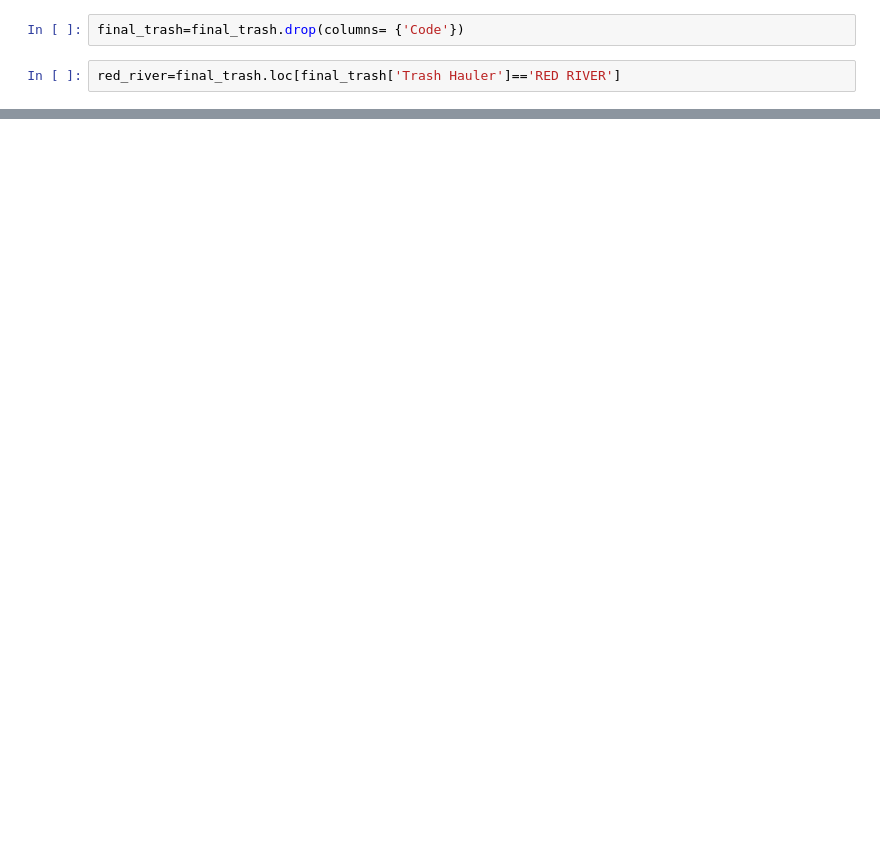
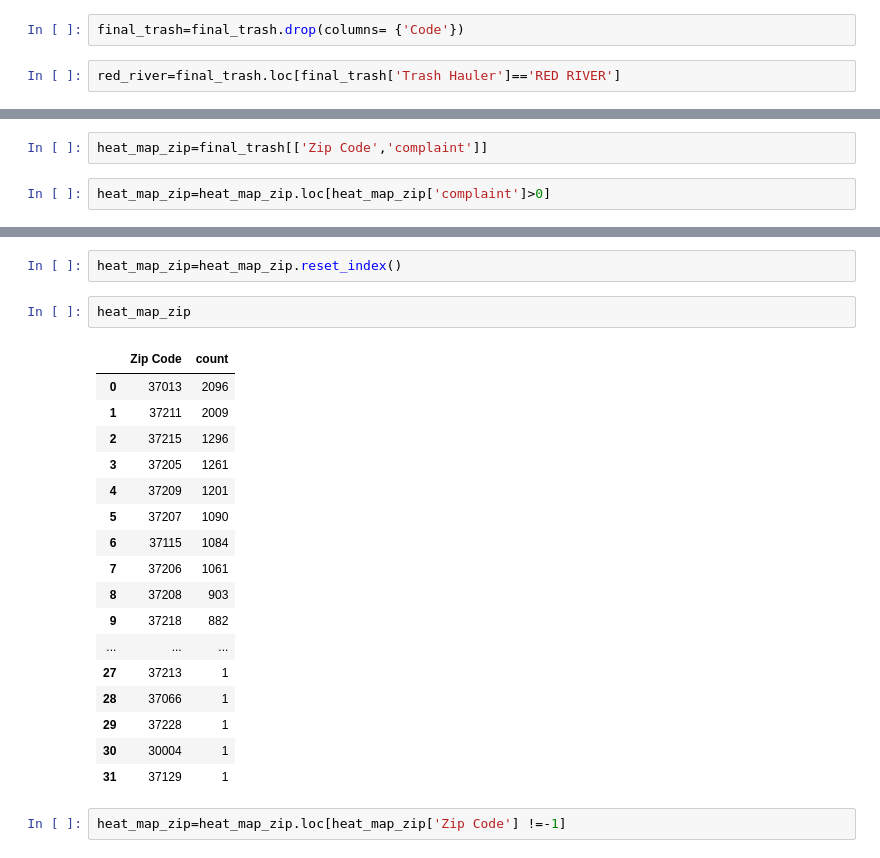
Before and after one commit to NSS-Full-Time-Data-Analytics-14/trash-haulers-snickers, a Jupyter notebook: notebooks/trash_hauler_report.ipynb, the cells around one changed output, grey strips where cells are left out. Saved outputs shown, nothing was run; the diff lists cells and outputs as text; blank space fills up the shorter version.

```diff
--- a/notebooks/trash_hauler_report.ipynb
+++ b/notebooks/trash_hauler_report.ipynb
@@ -120,0 +524,4 @@ red_river.info()
+# %%
+heat_map_zip=final_trash[['Zip Code','complaint']]
+# %%
+heat_map_zip=heat_map_zip.loc[heat_map_zip['complaint']>0]
@@ -120,0 +551,24 @@ red_river.info()
+# %%
+heat_map_zip=heat_map_zip.reset_index()
+# %%
+heat_map_zip
+# %% [output]
+|  | Zip Code | count |
+| 0 | 37013 | 2096 |
+| 1 | 37211 | 2009 |
+| 2 | 37215 | 1296 |
+| 3 | 37205 | 1261 |
+| 4 | 37209 | 1201 |
+| 5 | 37207 | 1090 |
+| 6 | 37115 | 1084 |
+| 7 | 37206 | 1061 |
+| 8 | 37208 | 903 |
+| 9 | 37218 | 882 |
+| ... | ... | ... |
+| 27 | 37213 | 1 |
+| 28 | 37066 | 1 |
+| 29 | 37228 | 1 |
+| 30 | 30004 | 1 |
+| 31 | 37129 | 1 |
+# %%
+heat_map_zip=heat_map_zip.loc[heat_map_zip['Zip Code'] !=-1]
```
Also changed, not shown: parts of 43 cells of this notebook.
